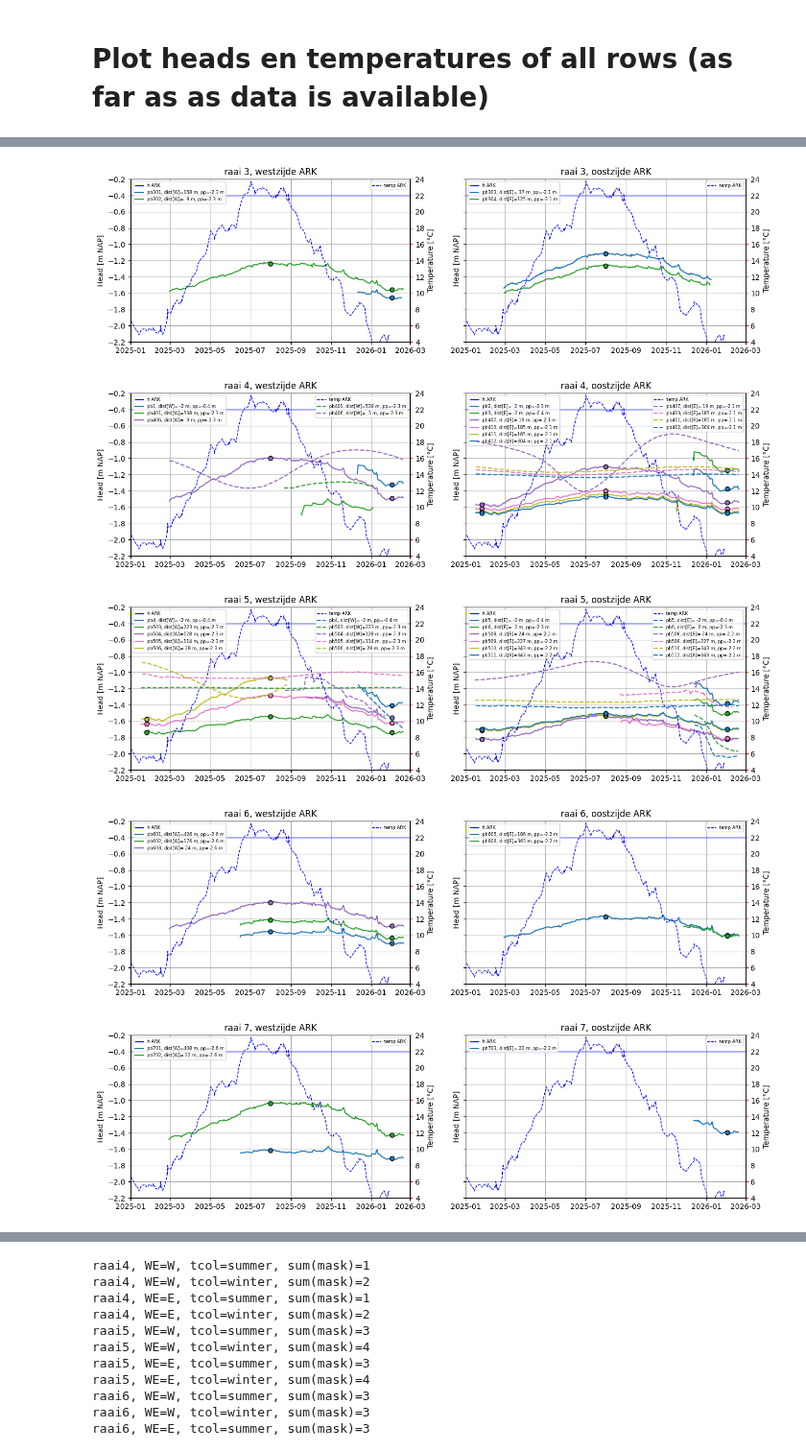
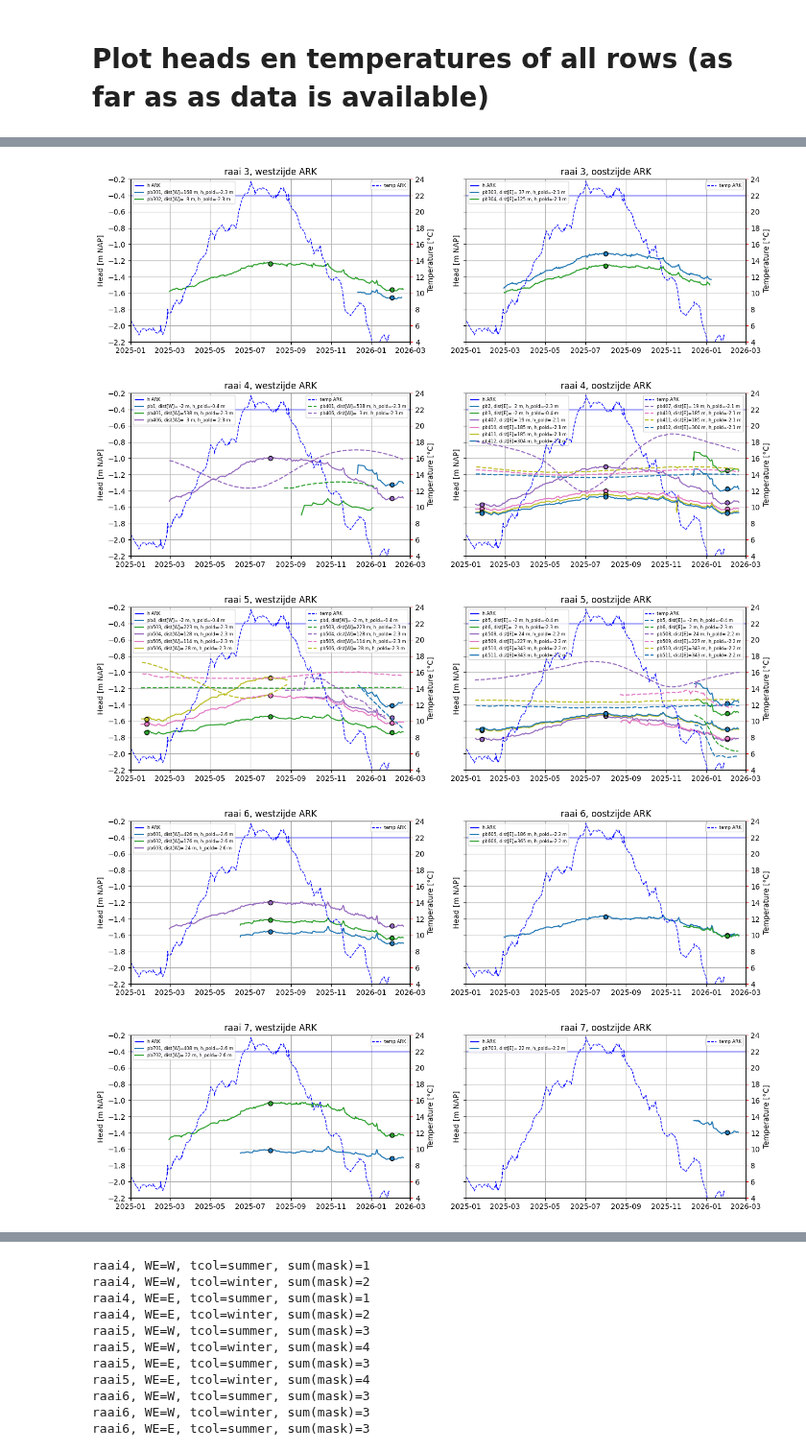
Before and after one commit to Olsthoorn/mf6lab, a Jupyter notebook: Projects/ARK_RWS/notebooks/explore_data.ipynb, the cells around one changed output, grey strips where cells are left out. Shown at 96% size. Drawn from its saved outputs; the diff is of its cells as text; code cells hidden in the pictures.

```diff
--- a/Projects/ARK_RWS/notebooks/explore_data.ipynb
+++ b/Projects/ARK_RWS/notebooks/explore_data.ipynb
@@ -389,7 +406,7 @@ for fbn in [ 'pb[0-9].csv', 'pb10.csv', 'pb1[0-9][0-9].csv', 'pb2[0-9][0-9].csv'
         else:
             ax=axE
         # --- plot time series
-        ln, = ax.plot(t, y, label=f"{basename[:-4]}, dist[{WE}]={dist:3.0f} m, pp={VP:.2} m")
+        ln, = ax.plot(t, y, label=f"{basename[:-4]}, dist[{WE}]={dist:3.0f} m, h_pold={VP:.2} m")
         clr = ln.get_color()
 
         # --- special points
@@ -414,42 +431,42 @@ for fbn in [ 'pb[0-9].csv', 'pb10.csv', 'pb1[0-9][0-9].csv', 'pb2[0-9][0-9].csv'
             ax=axWT
         else:
             ax=axET
-        ax.plot(t_temp, y_temp, '--', color=clr, label=f"{basename[:-4]}, dist[{WE}]={dist:3.0f} m, pp={VP:.2} m")
+        ax.plot(t_temp, y_temp, '--', color=clr, label=f"{basename[:-4]}, dist[{WE}]={dist:3.0f} m, h_pold={VP:.2} m")
 
 # --- Finally set the legends for all axes
 for raai, figax in figaxs.items():
     figax['axW'].legend(loc='upper left', fontsize=6)
     figax['axE'].legend(loc='upper left', fontsize=6)
     figax['axWT'].legend(loc='upper right', fontsize=6)
     figax['axET'].legend(loc='upper right', fontsize=6)
 
 
 print("Month-averaged head around the 3 dates given min, max and min values")
 for fn, data in Y.items():
     print(f"{fn},{data['t'][0]},{data['t'][1]},{data['t'][2]},{data['h'][0]},{data['h'][1]},{data['h'][2]}")
 # %% [output]
 Month-averaged head around the 3 dates given min, max and min values
 pb1,2025-01-25,2025-08-01,2026-02-01,nan,nan,-1.322
 pb2,2025-01-25,2025-08-01,2026-02-01,nan,nan,-1.376
 pb3,2025-01-25,2025-08-01,2026-02-01,nan,nan,-1.144
 pb4,2025-01-25,2025-08-01,2026-02-01,nan,nan,-1.403
 pb5,2025-01-25,2025-08-01,2026-02-01,nan,nan,-1.382
 pb6,2025-01-25,2025-08-01,2026-02-01,nan,nan,-1.502
 pb7,2025-01-25,2025-08-01,2026-02-01,nan,nan,-1.489
 pb8,2025-01-25,2025-08-01,2026-02-01,nan,nan,-1.565
 pb9,2025-01-25,2025-08-01,2026-02-01,nan,nan,-1.481
 pb10,2025-01-25,2025-08-01,2026-02-01,nan,nan,-1.559
 pb101,2025-01-25,2025-08-01,2026-02-01,nan,-1.692,-1.78
 ... (52 lines left out)
 pb1302,2025-01-25,2025-08-01,2026-02-01,nan,-0.886,-1.182
 pb1303,2025-01-25,2025-08-01,2026-02-01,nan,-0.933,-1.186
 pb1304,2025-01-25,2025-08-01,2026-02-01,nan,-1.207,-1.372
 pb9003,2025-01-25,2025-08-01,2026-02-01,nan,nan,-1.86
 [figure]
 [figure]
 [figure]
-[figure, old version]
+[figure, new version]
-[figure, old version]
+[figure, new version]
-[figure, old version]
+[figure, new version]
 [figure]
 [figure]
```
Also changed, not shown: parts of 27 cells of this notebook, 4 other files.
